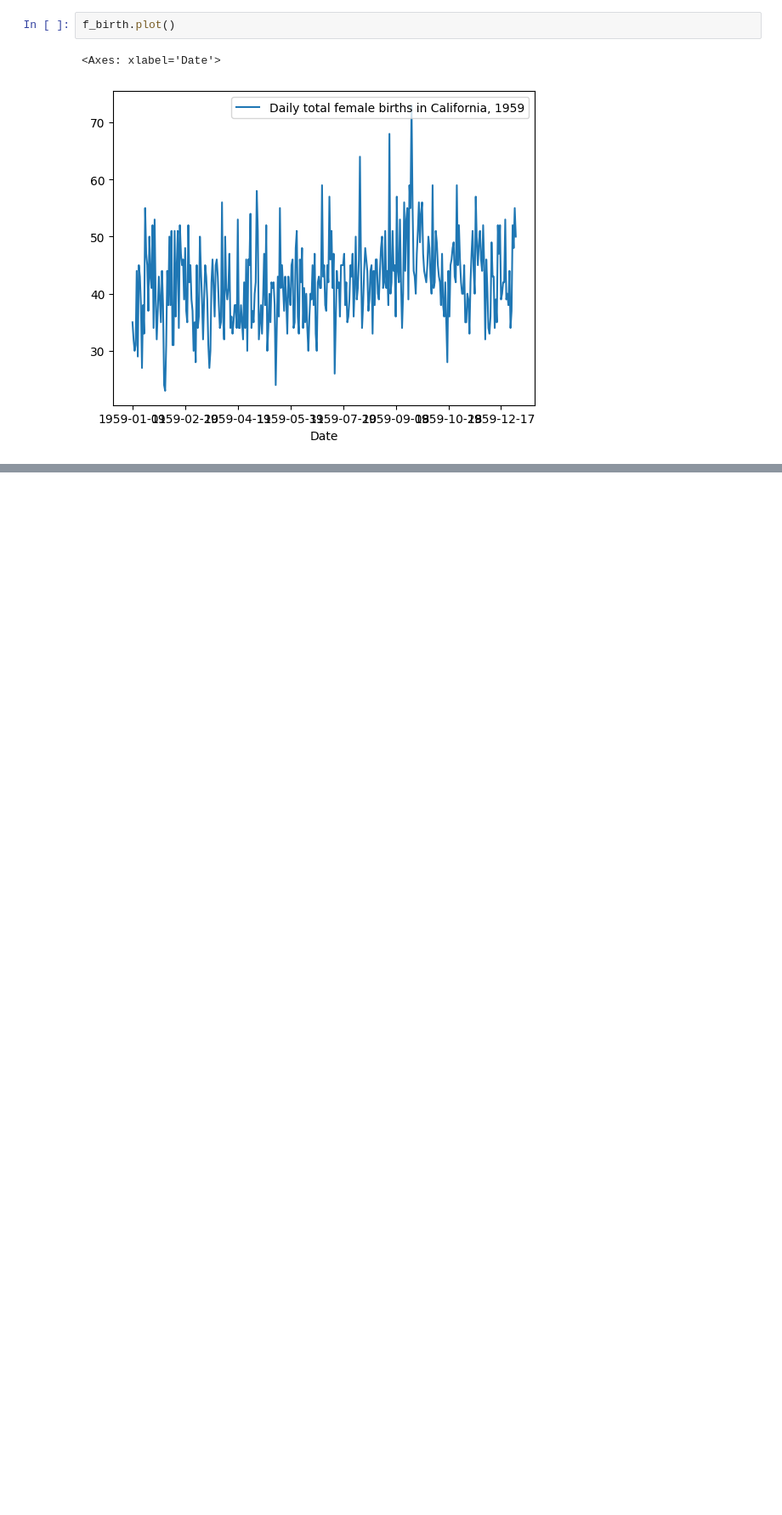
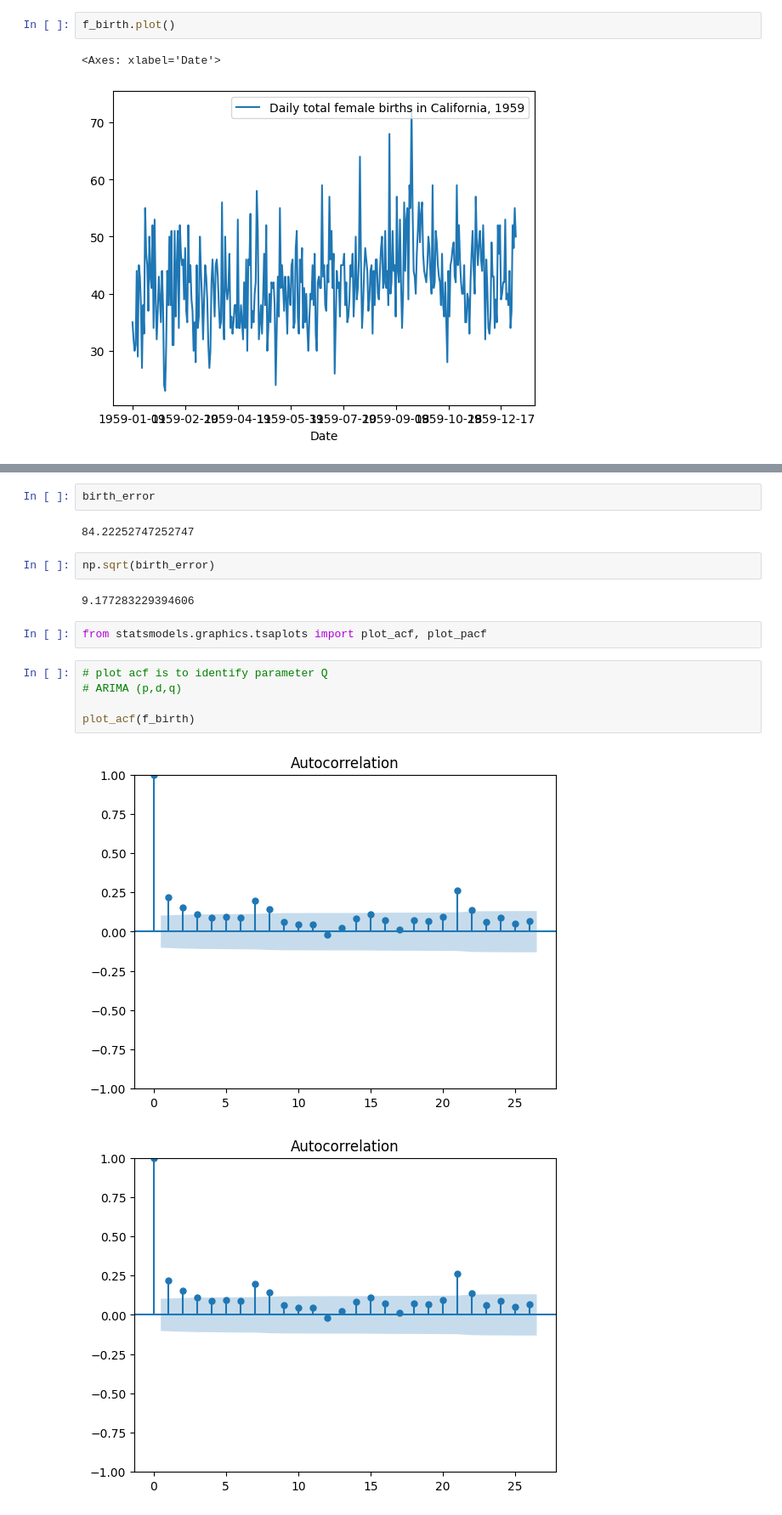
Before and after one commit to pk-2805/Time_Series_Forecasting, a Jupyter notebook: time_series_forecasting.ipynb, the cells around one changed output, grey strips where cells are left out. Shown: that part at 85% size. Cells and saved outputs as stored; diff of their text form; blank space fills up the shorter version.

```diff
--- a/time_series_forecasting.ipynb
+++ b/time_series_forecasting.ipynb
@@ -72,0 +137,18 @@ f_birth.plot()
+# %%
+birth_error
+# %% [output]
+84.22252747252747
+# %%
+np.sqrt(birth_error)
+# %% [output]
+9.177283229394606
+# %%
+from statsmodels.graphics.tsaplots import plot_acf, plot_pacf
+# %%
+# plot acf is to identify parameter Q
+# ARIMA (p,d,q)
+
+plot_acf(f_birth)
+# %% [output]
+[figure, added]
+[figure, added]
```
Also changed, not shown: parts of 22 cells of this notebook.
